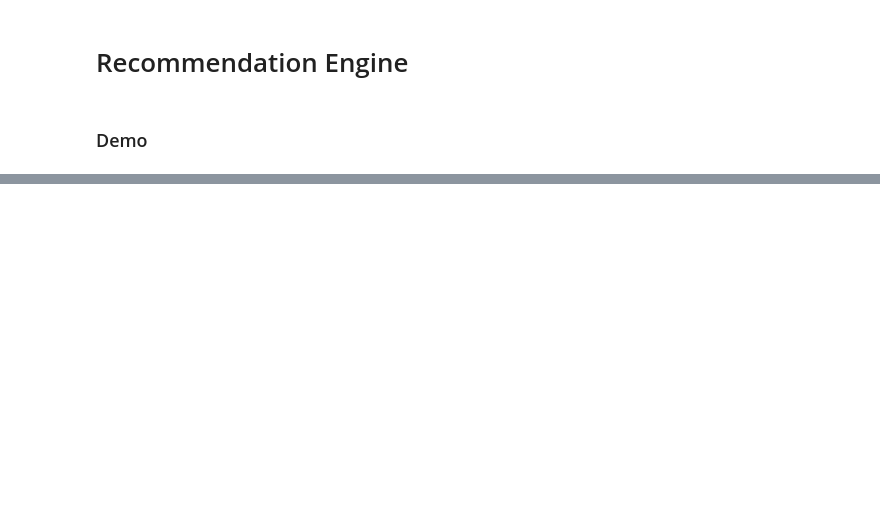
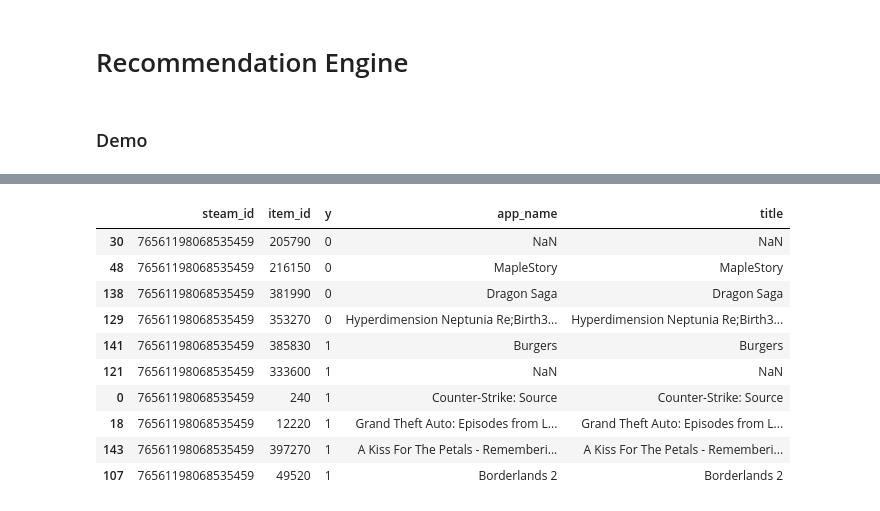
Before and after one commit to kylechoi101/CSE158_assignment2, a Jupyter notebook: models_edited.ipynb, the cells around one changed output, grey strips where cells are left out. Drawn from its saved outputs; the diff is of its cells as text; code cells hidden in the pictures; blank space fills up the shorter version.

```diff
--- a/models_edited.ipynb
+++ b/models_edited.ipynb
@@ -966,3 +955,28 @@ Top 10 Recommended Games:
+# %%
+user_matrix['item_id'] = user_matrix['item_id'].astype(str)
+steam_games['id'] = steam_games['id'].astype(str)
+merged_df = user_matrix[user_matrix['steam_id'] == random_user].merge(
+    right=steam_games[["id", "app_name", "title"]],
+    left_on="item_id",
+    right_on="id",
+    how="left"
+)
+
+merged_df = merged_df.drop(columns=['id'])
+
+merged_df.sample(10).sort_values(by = "y")
+# %% [output]
+|  | steam_id | item_id | y | app_name | title |
+| 30 | 76561198068535459 | 205790 | 0 | NaN | NaN |
+| 48 | 76561198068535459 | 216150 | 0 | MapleStory | MapleStory |
+| 138 | 76561198068535459 | 381990 | 0 | Dragon Saga | Dragon Saga |
+| 129 | 76561198068535459 | 353270 | 0 | Hyperdimension Neptunia Re;Birth3... | Hyperdimension Neptunia Re;Birth3... |
+| 141 | 76561198068535459 | 385830 | 1 | Burgers | Burgers |
+| 121 | 76561198068535459 | 333600 | 1 | NaN | NaN |
+| 0 | 76561198068535459 | 240 | 1 | Counter-Strike: Source | Counter-Strike: Source |
+| 18 | 76561198068535459 | 12220 | 1 | Grand Theft Auto: Episodes from L... | Grand Theft Auto: Episodes from L... |
+| 143 | 76561198068535459 | 397270 | 1 | A Kiss For The Petals - Rememberi... | A Kiss For The Petals - Rememberi... |
+| 107 | 76561198068535459 | 49520 | 1 | Borderlands 2 | Borderlands 2 |
 # %%
 def show_recommendations_with_images(recs_df):
     """
```
Also changed, not shown: parts of 35 cells of this notebook, 1 other file.
